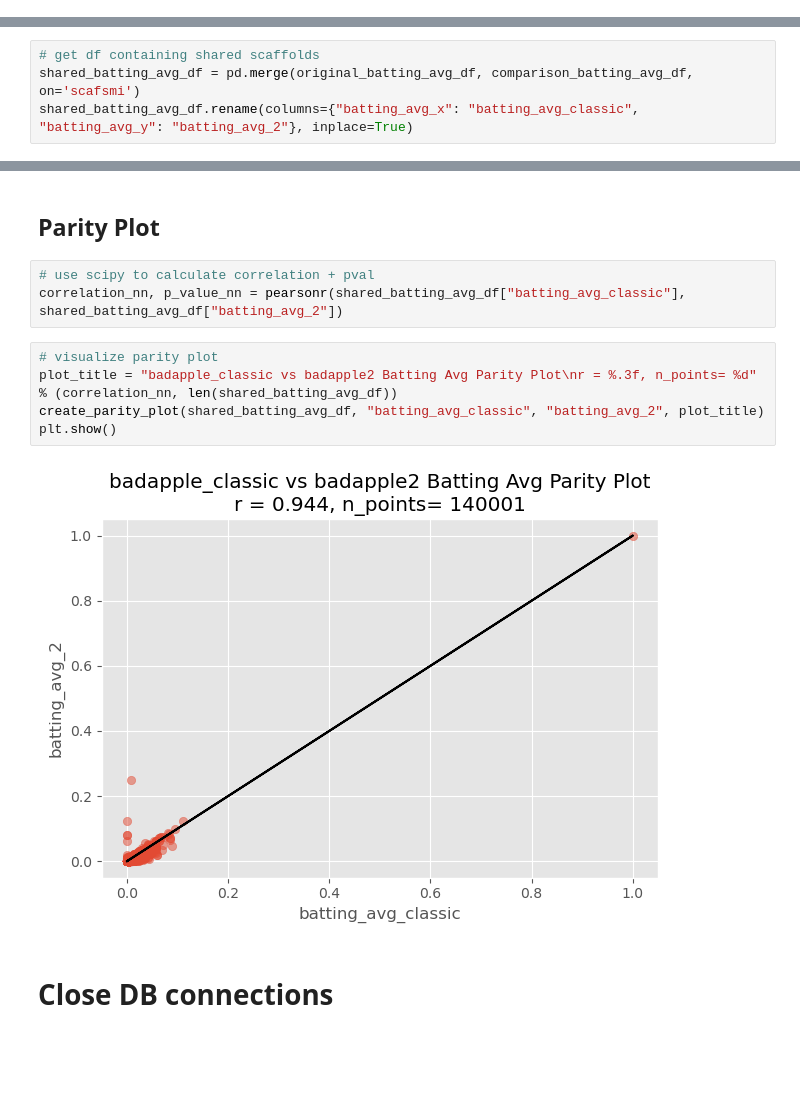
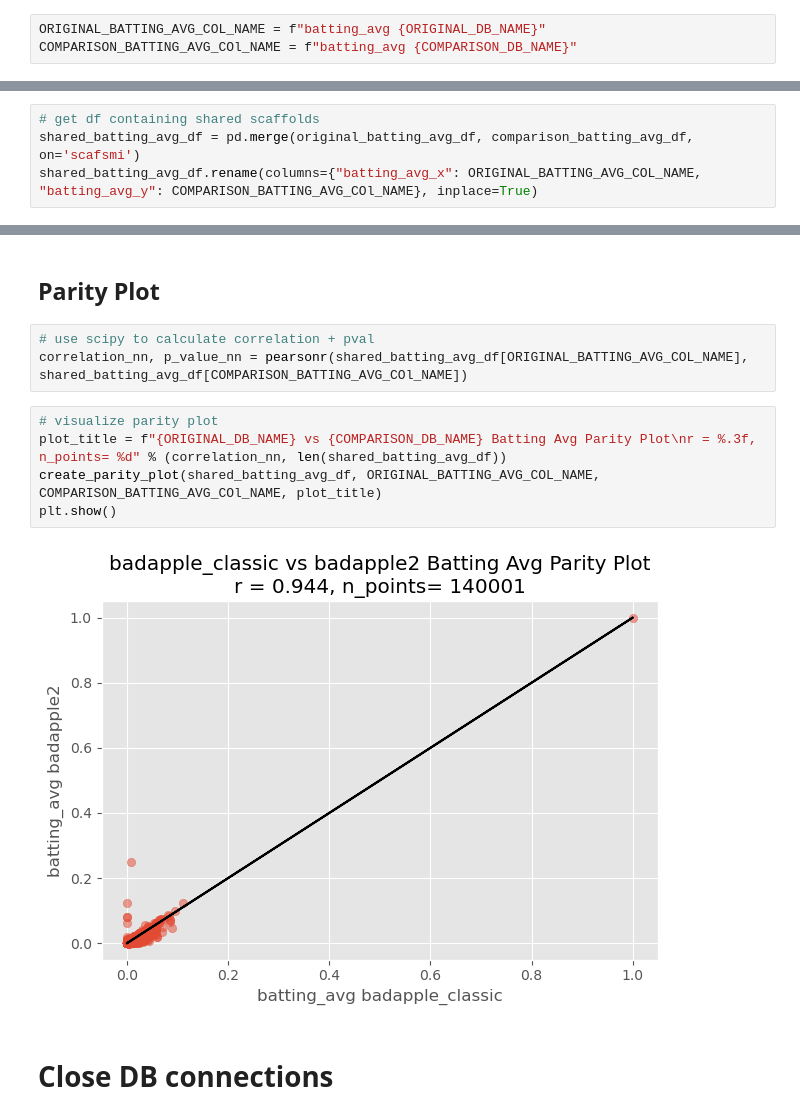
Before and after one commit to unmtransinfo/Badapple2, a Jupyter notebook: src/notebooks/badapple2-vs-badapple_classic.ipynb, the cells around one changed output, grey strips where cells are left out. Drawn from its saved outputs; the diff is of its cells as text; blank space fills up the shorter version.

```diff
--- a/src/notebooks/badapple2-vs-badapple_classic.ipynb
+++ b/src/notebooks/badapple2-vs-badapple_classic.ipynb
@@ -485,6 +484,9 @@ show_score_histogram(shared_df_ind["pScore_2"], "badapple2 (in_drug=True)")
 # Batting Average Comparison
 Here "batting average" refers to the (non-normalized) ratio of
 active/tested statistics for substances,assays, and wells (ie samples).
+# %%
+ORIGINAL_BATTING_AVG_COL_NAME = f"batting_avg {ORIGINAL_DB_NAME}"
+COMPARISON_BATTING_AVG_COl_NAME = f"batting_avg {COMPARISON_DB_NAME}"
 # %%
 def compute_batting_avg(
     row
@@ -539,7 +541,7 @@ comparison_batting_avg_df = comparison_batting_avg_df[["scafsmi", "batting_avg"]
 # %%
 # get df containing shared scaffolds
 shared_batting_avg_df = pd.merge(original_batting_avg_df, comparison_batting_avg_df, on='scafsmi')
-shared_batting_avg_df.rename(columns={"batting_avg_x": "batting_avg_classic", "batting_avg_y": "batting_avg_2"}, inplace=True)
+shared_batting_avg_df.rename(columns={"batting_avg_x": ORIGINAL_BATTING_AVG_COL_NAME, "batting_avg_y": COMPARISON_BATTING_AVG_COl_NAME}, inplace=True)
 # %% [markdown]
 ## Histograms
 # %% [markdown]
@@ -572,14 +574,14 @@ plot_histogram(shared_batting_avg_df, "batting_avg_2", 50, "batting_avg", "Frequ
 ## Parity Plot
 # %%
 # use scipy to calculate correlation + pval
-correlation_nn, p_value_nn = pearsonr(shared_batting_avg_df["batting_avg_classic"], shared_batting_avg_df["batting_avg_2"])
+correlation_nn, p_value_nn = pearsonr(shared_batting_avg_df[ORIGINAL_BATTING_AVG_COL_NAME], shared_batting_avg_df[COMPARISON_BATTING_AVG_COl_NAME])
 # %%
 # visualize parity plot
-plot_title = "badapple_classic vs badapple2 Batting Avg Parity Plot\nr = %.3f, n_points= %d" % (correlation_nn, len(shared_batting_avg_df))
-create_parity_plot(shared_batting_avg_df, "batting_avg_classic", "batting_avg_2", plot_title)
+plot_title = f"{ORIGINAL_DB_NAME} vs {COMPARISON_DB_NAME} Batting Avg Parity Plot\nr = %.3f, n_points= %d" % (correlation_nn, len(shared_batting_avg_df))
+create_parity_plot(shared_batting_avg_df, ORIGINAL_BATTING_AVG_COL_NAME, COMPARISON_BATTING_AVG_COl_NAME, plot_title)
 plt.show()
 # %% [output]
-[figure, old version]
+[figure, new version]
 # %% [markdown]
 # Close DB connections
 # %%
```
Also changed, not shown: parts of 37 cells of this notebook, 4 other files.
